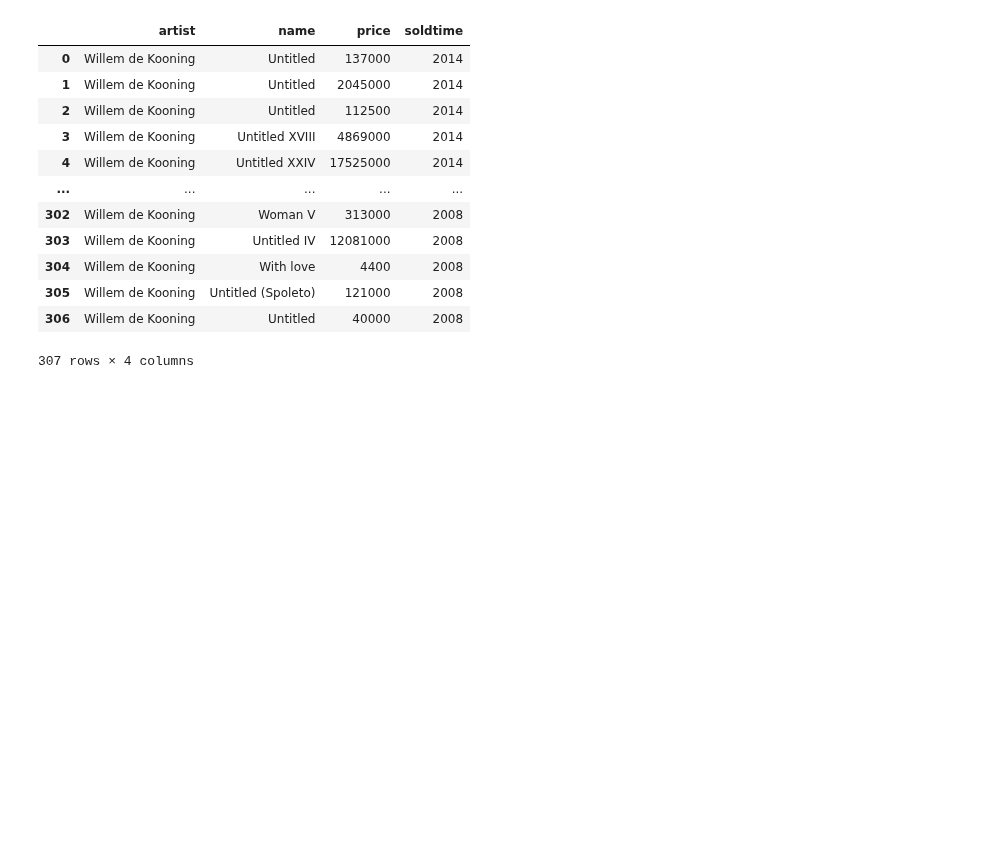
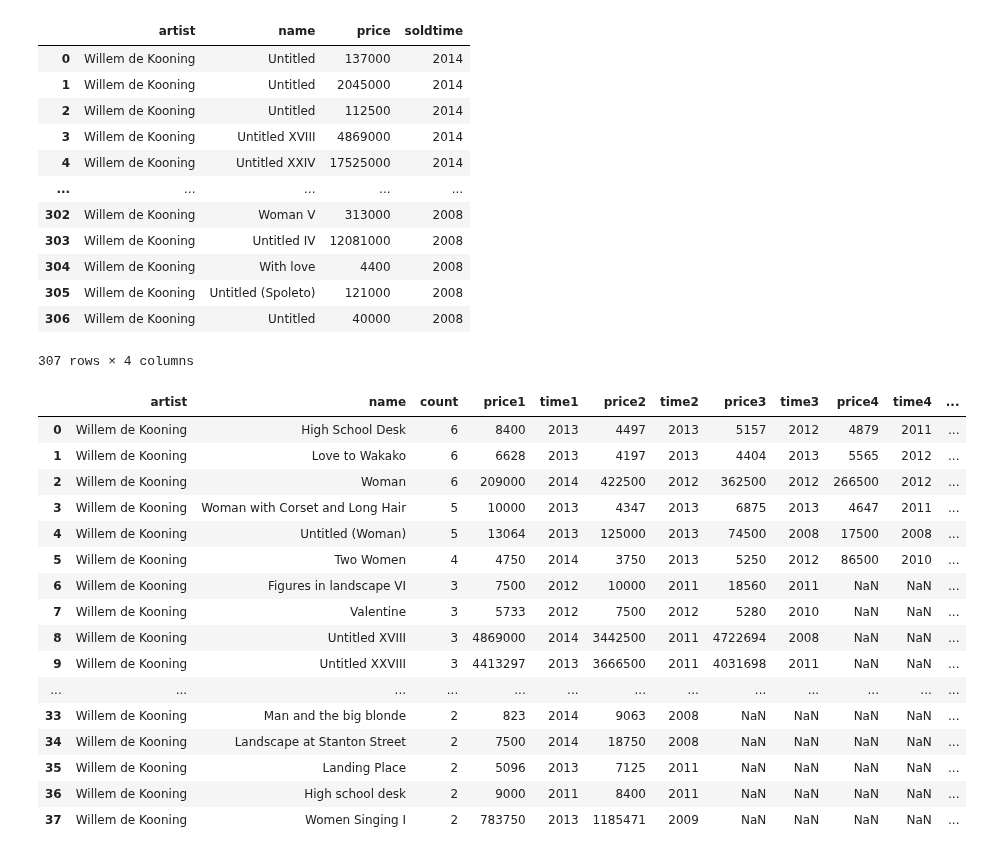
Before and after one commit to giorgiacrosilla/reputationera, a Jupyter notebook: scripts/data_analysis_and_cleaning/deKooning/auction_data_DK.ipynb, the cells around one changed output. Saved outputs shown, nothing was run; the diff lists cells and outputs as text; code cells hidden in the pictures; blank space fills up the shorter version.

Commit message:
nuovo dataframe

```diff
--- a/scripts/data_analysis_and_cleaning/deKooning/auction_data_DK.ipynb
+++ b/scripts/data_analysis_and_cleaning/deKooning/auction_data_DK.ipynb
@@ -134,3 +134,91 @@ new_dataframe
 | 305 | Willem de Kooning | Untitled (Spoleto) | 121000 | 2008 |
 | 306 | Willem de Kooning | Untitled | 40000 | 2008 |
 307 rows × 4 columns
+# %%
+import numpy as np
+import pandas as pd
+
+# Assuming 'new_dataframe' is defined
+
+name_counts = new_dataframe.groupby(['artist', 'name']).size().reset_index(name='count')
+name_counts_sorted_dk = name_counts.sort_values(by='count', ascending=False)
+name_counts_sorted_dk.reset_index(drop=True, inplace=True)
+
+# Filter elements where count is greater than 1 and name is not 'Untitled'
+name_counts_filtered = name_counts[(name_counts['count'] > 1) & (name_counts['name'] != 'Untitled')]
+
+# Sort the filtered DataFrame by count in descending order
+name_counts_filtered_sorted = name_counts_filtered.sort_values(by='count', ascending=False)
+
+# Initialize lists to store aggregated data
+names = []
+prices = []
+times = []
+
+# Iterate over unique names
+for name in new_dataframe['name'].unique():
+    # Check if the name occurs more than once
+    if (name_counts[name_counts['name'] == name]['count'].values[0]) > 1:
+        # Extract corresponding cells under 'price' and 'soldtime'
+        price_values = new_dataframe[new_dataframe['name'] == name]['price'].tolist()
+        soldtime_values = new_dataframe[new_dataframe['name'] == name]['soldtime'].tolist()
+        # Append the aggregated data for this name to the lists
+        names.append(name)
+        prices.append(price_values)
+        times.append(soldtime_values)
+
+# Create a DataFrame from the aggregated data
+aggregated_df = pd.DataFrame({'name': names, 'prices': prices, 'times': times})
+
+# Create separate columns for each price and sold time
+max_price_count = max([len(prices_list) for prices_list in aggregated_df['prices']])
+max_time_count = max([len(times_list) for times_list in aggregated_df['times']])
+
+# Initialize empty lists for columns
+columns = []
+
+# Iterate through the maximum count and add both price and time columns alternately
+for i in range(1, max(max_price_count, max_time_count) + 1):
+    if i <= max_price_count:
+        columns.append(pd.Series([prices_list[i-1] if len(prices_list) >= i else np.nan for prices_list in aggregated_df['prices']], name=f'price{i}'))
+    else:
+        columns.append(pd.Series(np.nan, name=f'price{i}'))  # Add NaN if no price available
+    if i <= max_time_count:
+        columns.append(pd.Series([times_list[i-1] if len(times_list) >= i else np.nan for times_list in aggregated_df['times']], name=f'time{i}'))
+    else:
+        columns.append(pd.Series(np.nan, name=f'time{i}'))  # Add NaN if no time available
+
+# Concatenate the price and time columns
+aggregated_df = pd.concat([aggregated_df] + columns, axis=1)
+
+# Merge the aggregated DataFrame with name_counts_filtered_sorted on 'name'
+final_result = pd.merge(name_counts_filtered_sorted, aggregated_df, on='name', how='left')
+
+# Drop columns with all NaN values
+final_result.dropna(axis=1, how='all', inplace=True)
+# Define columns to drop
+columns_to_drop = ['prices', 'times']  # Add column names you want to drop here
+
+# Drop specified columns
+final_result.drop(columns=columns_to_drop, inplace=True, errors='ignore')
+
+# Display the final result
+final_result
+# %% [output]
+|  | artist | name | count | price1 | time1 | price2 | time2 | price3 | time3 | price4 | time4 | ... |
+| 0 | Willem de Kooning | High School Desk | 6 | 8400 | 2013 | 4497 | 2013 | 5157 | 2012 | 4879 | 2011 | ... |
+| 1 | Willem de Kooning | Love to Wakako | 6 | 6628 | 2013 | 4197 | 2013 | 4404 | 2013 | 5565 | 2012 | ... |
+| 2 | Willem de Kooning | Woman | 6 | 209000 | 2014 | 422500 | 2012 | 362500 | 2012 | 266500 | 2012 | ... |
+| 3 | Willem de Kooning | Woman with Corset and Long Hair | 5 | 10000 | 2013 | 4347 | 2013 | 6875 | 2013 | 4647 | 2011 | ... |
+| 4 | Willem de Kooning | Untitled (Woman) | 5 | 13064 | 2013 | 125000 | 2013 | 74500 | 2008 | 17500 | 2008 | ... |
+| 5 | Willem de Kooning | Two Women | 4 | 4750 | 2014 | 3750 | 2013 | 5250 | 2012 | 86500 | 2010 | ... |
+| 6 | Willem de Kooning | Figures in landscape VI | 3 | 7500 | 2012 | 10000 | 2011 | 18560 | 2011 | NaN | NaN | ... |
+| 7 | Willem de Kooning | Valentine | 3 | 5733 | 2012 | 7500 | 2012 | 5280 | 2010 | NaN | NaN | ... |
+| 8 | Willem de Kooning | Untitled XVIII | 3 | 4869000 | 2014 | 3442500 | 2011 | 4722694 | 2008 | NaN | NaN | ... |
+| 9 | Willem de Kooning | Untitled XXVIII | 3 | 4413297 | 2013 | 3666500 | 2011 | 4031698 | 2011 | NaN | NaN | ... |
+| ... | ... | ... | ... | ... | ... | ... | ... | ... | ... | ... | ... | ... |
+| 33 | Willem de Kooning | Man and the big blonde | 2 | 823 | 2014 | 9063 | 2008 | NaN | NaN | NaN | NaN | ... |
+| 34 | Willem de Kooning | Landscape at Stanton Street | 2 | 7500 | 2014 | 18750 | 2008 | NaN | NaN | NaN | NaN | ... |
+| 35 | Willem de Kooning | Landing Place | 2 | 5096 | 2013 | 7125 | 2011 | NaN | NaN | NaN | NaN | ... |
+| 36 | Willem de Kooning | High school desk | 2 | 9000 | 2011 | 8400 | 2011 | NaN | NaN | NaN | NaN | ... |
+| 37 | Willem de Kooning | Women Singing I | 2 | 783750 | 2013 | 1185471 | 2009 | NaN | NaN | NaN | NaN | ... |
```
Also changed, not shown: 1 other file.
